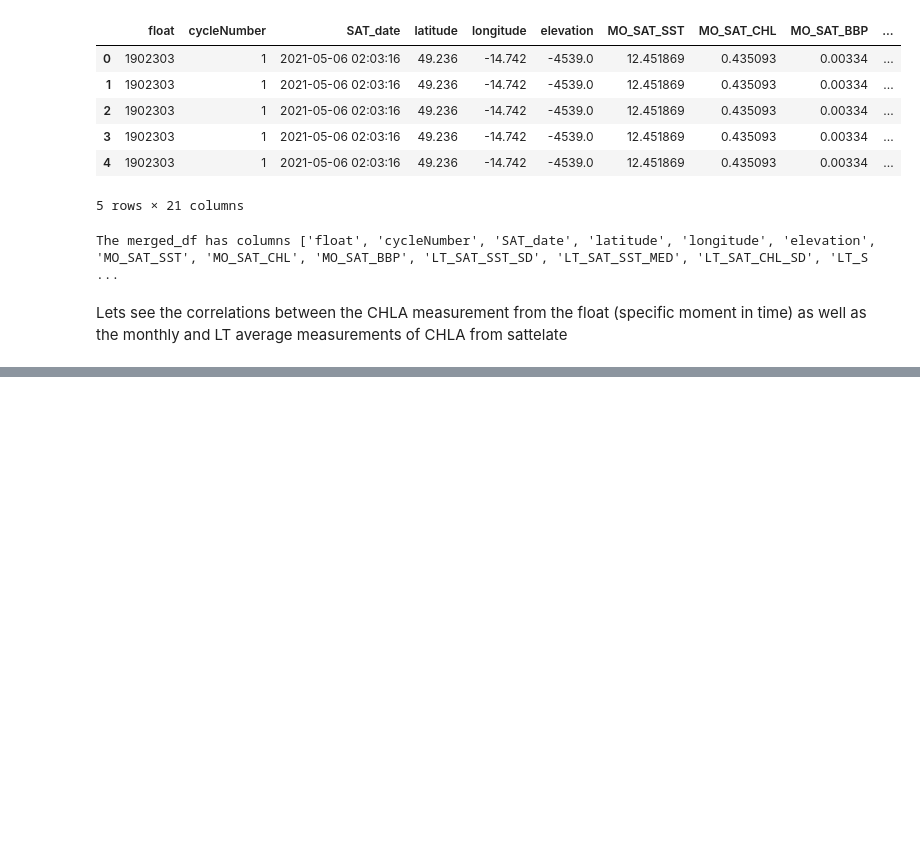
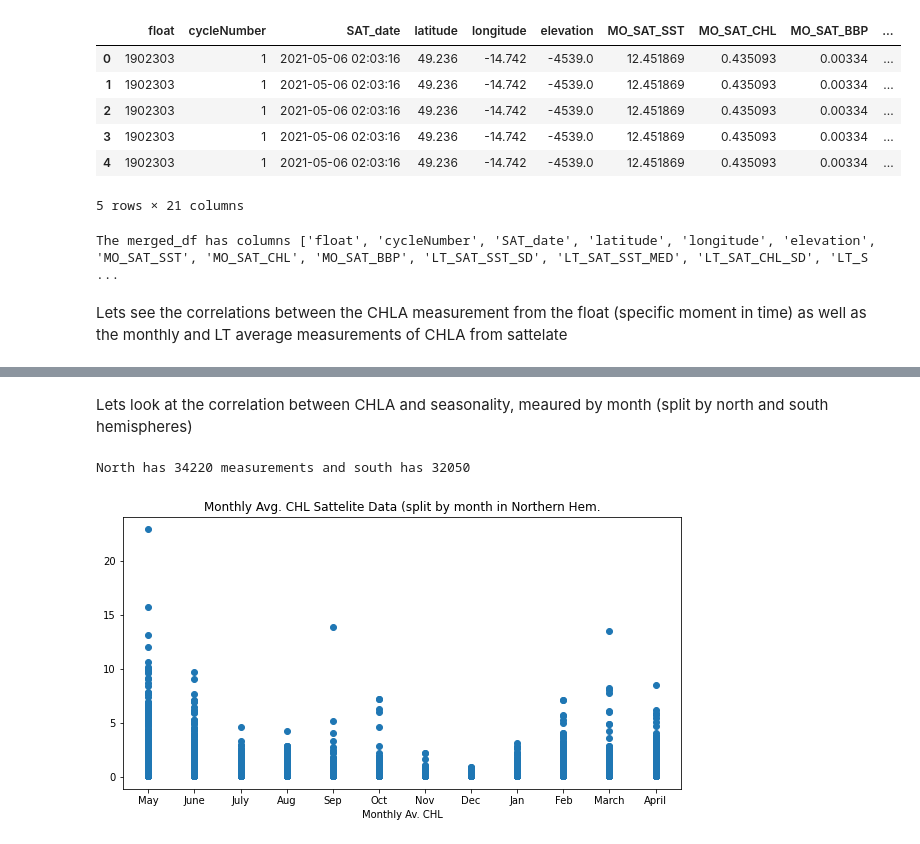
Before and after one commit to gnyirjesy/ocean-depth-characterization, a Jupyter notebook: EDA/elijah_EDA.ipynb, the cells around one changed output, grey strips where cells are left out. Saved outputs shown, nothing was run; the diff lists cells and outputs as text; code cells hidden in the pictures; blank space fills up the shorter version.

```diff
--- a/EDA/elijah_EDA.ipynb
+++ b/EDA/elijah_EDA.ipynb
@@ -95,0 +133,36 @@ plt.show()
+# %%
+month_dict = {
+    '01': 'Jan',
+    '02': 'Feb',
+    '03': 'March',
+    '04': 'April',
+    '05': 'May',
+    '06': 'June',
+    '07': 'July',
+    '08': 'Aug',
+    '09': 'Sep',
+    '10': 'Oct',
+    '11': 'Nov',
+    '12': 'Dec'
+}
+# %%
+for i in sat_df.index:
+    date = sat_df.loc[i, 'SAT_date']
+    month = date[5:7]
+    sat_df.at[i, "month"] = month_dict.get(month)
+# %% [markdown]
+Lets look at the correlation between CHLA and seasonality, meaured by month (split by north and south hemispheres)
+# %%
+north = sat_df[sat_df["latitude"]>0]
+south =  sat_df[sat_df["latitude"]<0]
+print(f"North has {north.shape[0]} measurements and south has {south.shape[0]}")
+# %% [output]
+North has 34220 measurements and south has 32050
+# %%
+fig, ax = plt.subplots(figsize=(10,5))
+plt.scatter(x=north["month"], y=north["MO_SAT_CHL"])
+plt.title("Monthly Avg. CHL Sattelite Data (split by month in Northern Hem.")
+plt.xlabel("Monthly Av. CHL")
+plt.show()
+# %% [output]
+[figure, added]
```
Also changed, not shown: parts of 11 cells of this notebook, 1 other file.
